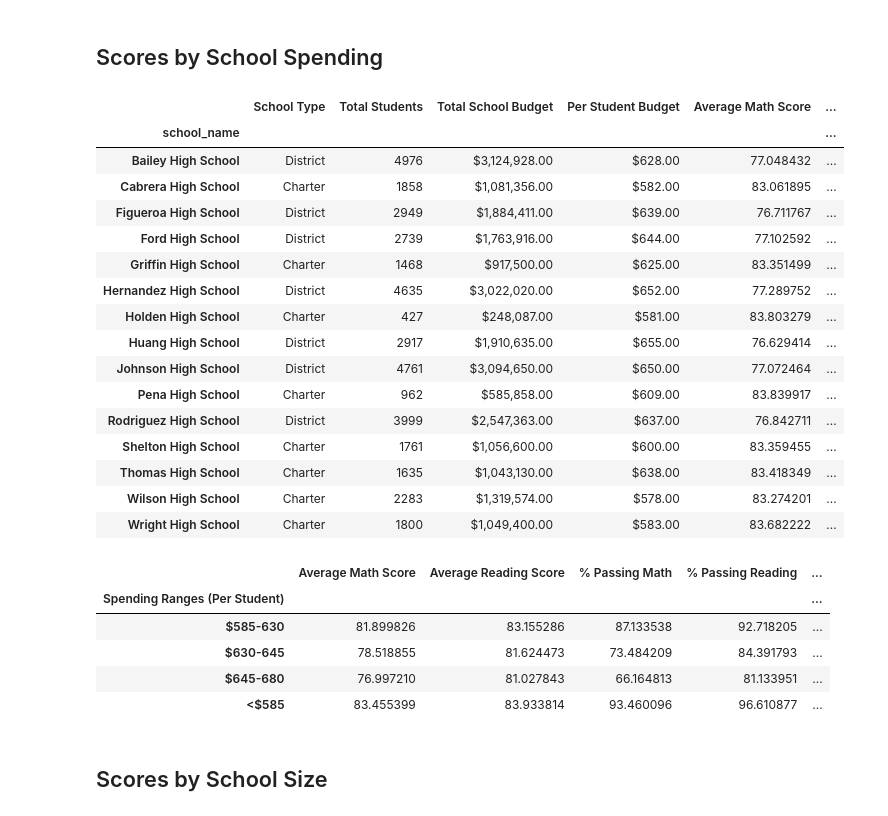
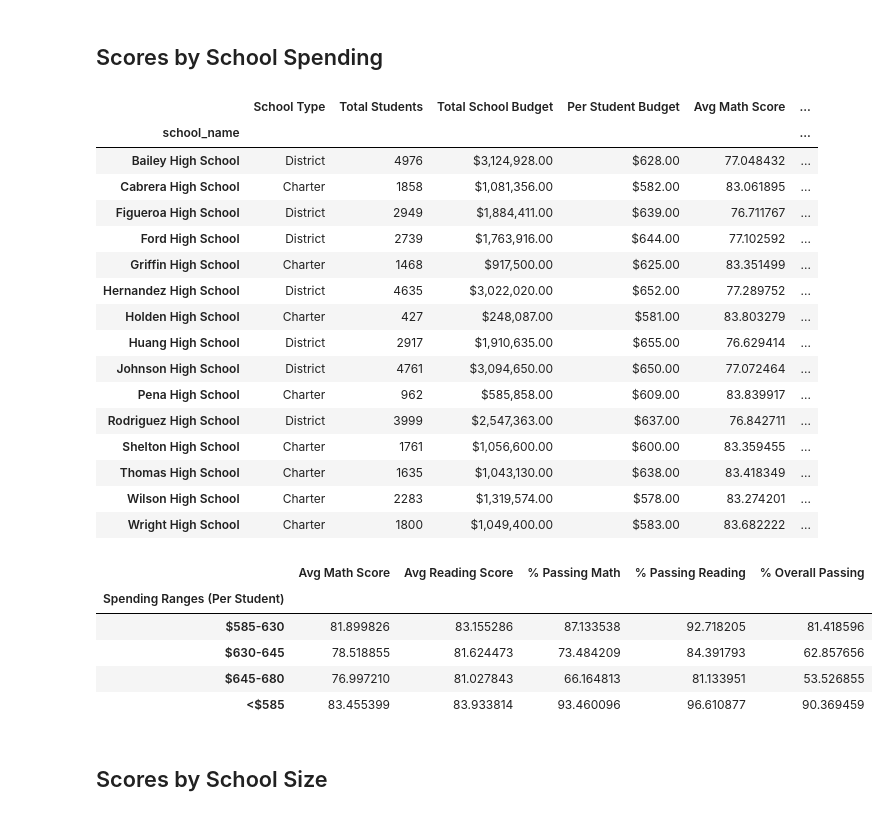
Before and after one commit to jmil86/pandas-challenge, a Jupyter notebook: PyCitySchools/PyCitySchools_starter.ipynb, the cells around one changed output. Saved outputs shown, nothing was run; the diff lists cells and outputs as text; code cells hidden in the pictures.

```diff
--- a/PyCitySchools/PyCitySchools_starter.ipynb
+++ b/PyCitySchools/PyCitySchools_starter.ipynb
@@ -449,13 +460,15 @@ labels = ["<$585", "$585-630", "$630-645", "$645-680"]
 school_spending_df = per_school_summary.copy()
 # %%
 # Use `pd.cut` on the per_school_capita Series from earlier to categorize per student spending based on the bins.
-school_spending_df["Spending Ranges (Per Student)"] =
+school_spending_df["Spending Ranges (Per Student)"] = pd.cut(budget_per_capita['Per_Capita_Spending'], spending_bins, labels= labels )
+
 
 # Convert Spending Ranges (Per Student) to a string
 school_spending_df["Spending Ranges (Per Student)"] = school_spending_df["Spending Ranges (Per Student)"].astype(str)
+
 school_spending_df
 # %% [output]
-|  | School Type | Total Students | Total School Budget | Per Student Budget | Average Math Score | ... |
+|  | School Type | Total Students | Total School Budget | Per Student Budget | Avg Math Score | ... |
 | school_name |  |  |  |  |  | ... |
 | Bailey High School | District | 4976 | $3,124,928.00 | $628.00 | 77.048432 | ... |
 | Cabrera High School | Charter | 1858 | $1,081,356.00 | $582.00 | 83.061895 | ... |
@@ -474,24 +487,30 @@ school_spending_df
 | Wright High School | Charter | 1800 | $1,049,400.00 | $583.00 | 83.682222 | ... |
 # %%
 #  Calculate averages for the desired columns.
-spending_math_scores = school_spending_df.groupby(["Spending Ranges (Per Student)"])["Average Math Score"].mean()
-spending_reading_scores = school_spending_df.groupby(["Spending Ranges (Per Student)"])["Average Reading Score"].mean()
+spending_math_scores = school_spending_df.groupby(["Spending Ranges (Per Student)"])["Avg Math Score"].mean()
+spending_reading_scores = school_spending_df.groupby(["Spending Ranges (Per Student)"])["Avg Reading Score"].mean()
 spending_passing_math = school_spending_df.groupby(["Spending Ranges (Per Student)"])["% Passing Math"].mean()
 spending_passing_reading = school_spending_df.groupby(["Spending Ranges (Per Student)"])["% Passing Reading"].mean()
 overall_passing_spending = school_spending_df.groupby(["Spending Ranges (Per Student)"])["% Overall Passing"].mean()
 # %%
 # Assemble into DataFrame
-spending_summary =
+spending_summary = pd.DataFrame({
+    "Avg Math Score": spending_math_scores,
+    "Avg Reading Score": spending_reading_scores,
+    "% Passing Math": spending_passing_math,
+    "% Passing Reading": spending_passing_reading,
+    "% Overall Passing": overall_passing_spending
+})
 
 # Display results
 spending_summary
 # %% [output]
-|  | Average Math Score | Average Reading Score | % Passing Math | % Passing Reading | ... |
-| Spending Ranges (Per Student) |  |  |  |  | ... |
-| $585-630 | 81.899826 | 83.155286 | 87.133538 | 92.718205 | ... |
-| $630-645 | 78.518855 | 81.624473 | 73.484209 | 84.391793 | ... |
-| $645-680 | 76.997210 | 81.027843 | 66.164813 | 81.133951 | ... |
-| <$585 | 83.455399 | 83.933814 | 93.460096 | 96.610877 | ... |
+|  | Avg Math Score | Avg Reading Score | % Passing Math | % Passing Reading | % Overall Passing |
+| Spending Ranges (Per Student) |  |  |  |  |  |
+| $585-630 | 81.899826 | 83.155286 | 87.133538 | 92.718205 | 81.418596 |
+| $630-645 | 78.518855 | 81.624473 | 73.484209 | 84.391793 | 62.857656 |
+| $645-680 | 76.997210 | 81.027843 | 66.164813 | 81.133951 | 53.526855 |
+| <$585 | 83.455399 | 83.933814 | 93.460096 | 96.610877 | 90.369459 |
 # %% [markdown]
 ## Scores by School Size
 # %%
```
Also changed, not shown: parts of 9 cells of this notebook.
